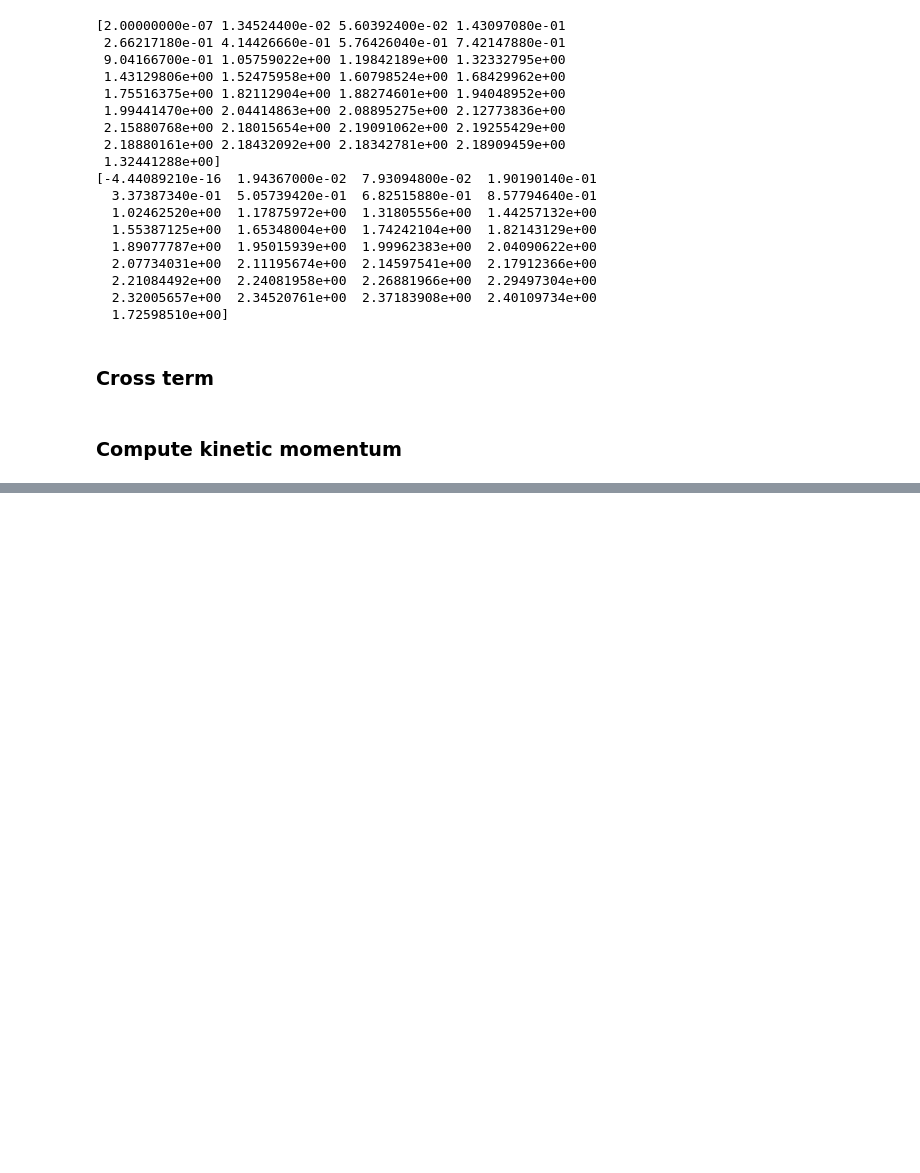
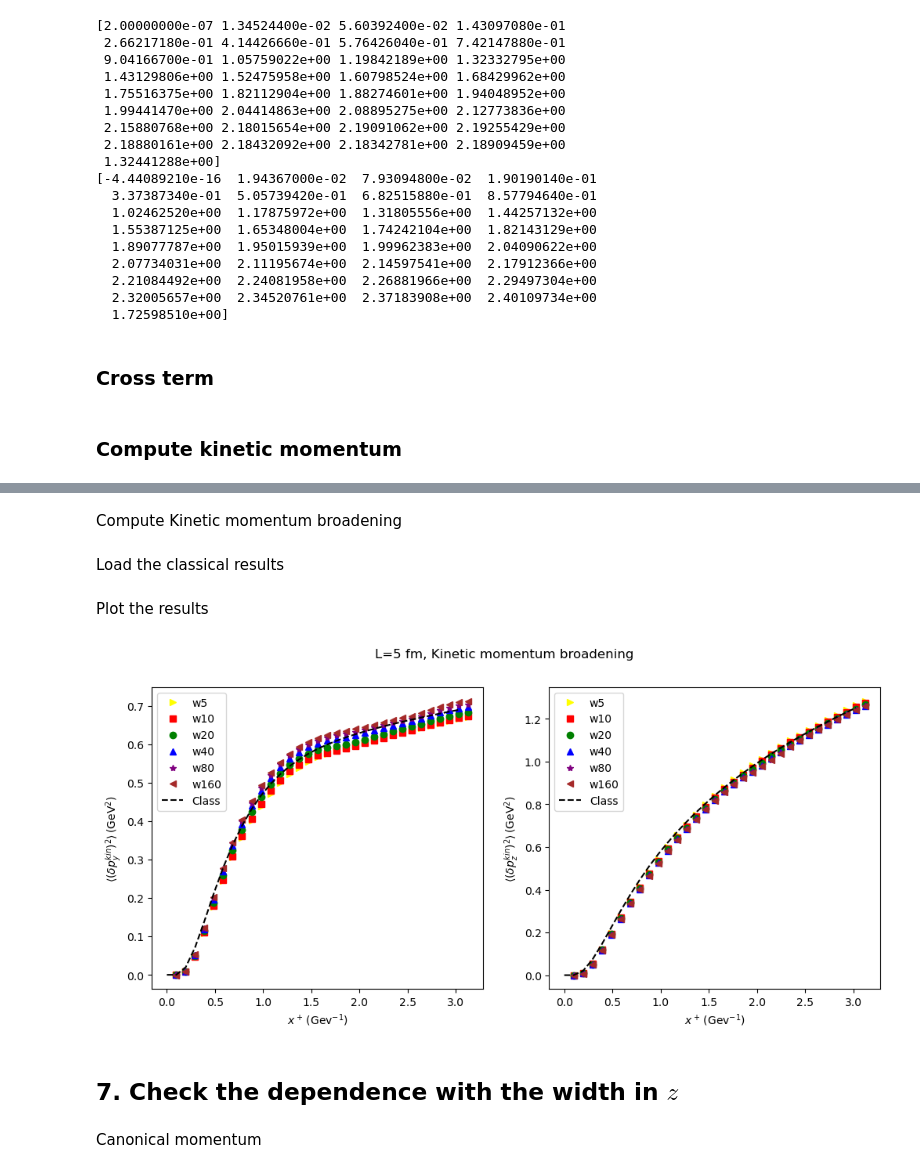
Before and after one commit to avramescudana/curraun, a Jupyter notebook: Jets in Glasma Results/SchrodingerResults.ipynb, the cells around one changed output, grey strips where cells are left out. Saved outputs shown, nothing was run; the diff lists cells and outputs as text; code cells hidden in the pictures; blank space fills up the shorter version.

```diff
--- a/Jets in Glasma Results/SchrodingerResults.ipynb
+++ b/Jets in Glasma Results/SchrodingerResults.ipynb
@@ -784,0 +1651,9 @@ fig.savefig('L=5_plots/Kinetic_momentum_mid_rapidity.png', bbox_inches='tight')
+# %%
+# We average over events
+
+pA_av_w5 = np.average(pA_data_w5, axis=(0, 1)); pA0_av_w5 = np.average(pA0_data_w5, axis=(0, 1)); p0A_av_w5 = np.average(p0A_data_w5, axis=(0, 1))
+pA_av_w10 = np.average(pA_data_w10, axis=(0, 1)); pA0_av_w10 = np.average(pA0_data_w10, axis=(0, 1)); p0A_av_w10 = np.average(p0A_data_w10, axis=(0, 1))
+pA_av_w20 = np.average(pA_data_w20, axis=(0, 1)); pA0_av_w20 = np.average(pA0_data_w20, axis=(0, 1)); p0A_av_w20 = np.average(p0A_data_w20, axis=(0, 1))
+pA_av_w40 = np.average(pA_data_w40, axis=(0, 1)); pA0_av_w40 = np.average(pA0_data_w40, axis=(0, 1)); p0A_av_w40 = np.average(p0A_data_w40, axis=(0, 1))
+pA_av_w80 = np.average(pA_data_w80, axis=(0, 1)); pA0_av_w80 = np.average(pA0_data_w80, axis=(0, 1)); p0A_av_w80 = np.average(p0A_data_w80, axis=(0, 1))
+pA_av_w160 = np.average(pA_data_w160, axis=(0, 1)); pA0_av_w160 = np.average(pA0_data_w160, axis=(0, 1)); p0A_av_w160 = np.average(p0A_data_w160, axis=(0, 1))
@@ -784,0 +1707,2 @@ fig.savefig('L=5_plots/Kinetic_momentum_mid_rapidity.png', bbox_inches='tight')
+# %% [markdown]
+Compute Kinetic momentum broadening
@@ -784,0 +1729,45 @@ fig.savefig('L=5_plots/Kinetic_momentum_mid_rapidity.png', bbox_inches='tight')
+# %% [markdown]
+Load the classical results
+# %%
+# We load the classical result
+
+xp_class = np.loadtxt('classical_results_g2muL=100/classical_pi.txt')[0]
+delta_pkin_y2_class = np.loadtxt('classical_results_g2muL=100/classical_pi.txt')[1]
+delta_pkin_z2_class = np.loadtxt('classical_results_g2muL=100/classical_pi.txt')[2]
+# %% [markdown]
+Plot the results
+# %%
+# We plot the results
+
+import matplotlib.pyplot as plt
+
+fig, axes = plt.subplots(1, 2, figsize=(12, 5))
+
+axes[0].plot(xplus+50/(1024)*2, delta_pkin_y2_w5, '>', label='w5', color='yellow')
+axes[0].plot(xplus+50/(1024)*2, delta_pkin_y2_w10, 's', label='w10', color='red')
+axes[0].plot(xplus+50/(1024)*2, delta_pkin_y2_w20, 'o', label='w20', color='green')
+axes[0].plot(xplus+50/(1024)*2, delta_pkin_y2_w40, '^', label='w40', color='blue')
+axes[0].plot(xplus+50/(1024)*2, delta_pkin_y2_w80, '*', label='w80', color='purple')
+axes[0].plot(xplus+50/(1024)*2, delta_pkin_y2_w160, '<', label='w160', color='brown')
+axes[0].plot(xp_class*2/0.197326, delta_pkin_y2_class/3, label='Class', color='black', linestyle='--')
+axes[0].set_xlabel(r'$x^+\, (\mathrm{Gev}^{-1})$')
+axes[0].set_ylabel(r'$\langle (\delta p^{kin}_y)^2 \rangle\,  (\mathrm{GeV}^{2})$')
+axes[0].legend()
+
+axes[1].plot(xplus+50/(1024)*2, delta_pkin_z2_w5, '>', label='w5', color='yellow')
+axes[1].plot(xplus+50/(1024)*2, delta_pkin_z2_w10, 's', label='w10', color='red')
+axes[1].plot(xplus+50/(1024)*2, delta_pkin_z2_w20, 'o', label='w20', color='green')
+axes[1].plot(xplus+50/(1024)*2, delta_pkin_z2_w40, '^', label='w40', color='blue')
+axes[1].plot(xplus+50/(1024)*2, delta_pkin_z2_w80, '*', label='w80', color='purple')
+axes[1].plot(xplus+50/(1024)*2, delta_pkin_z2_w160, '<', label='w160', color='brown')
+axes[1].plot(xp_class*2/0.197326, delta_pkin_z2_class/3, label='Class', color='black', linestyle='--')
+axes[1].set_xlabel(r'$x^+\, (\mathrm{Gev}^{-1})$')
+axes[1].set_ylabel(r'$\langle (\delta p^{kin}_z)^2 \rangle\,  (\mathrm{GeV}^{2})$')
+axes[1].legend()
+
+fig.suptitle('L=5 fm, Kinetic momentum broadening')
+plt.show()
+
+fig.savefig('L=5_plots/Kinetic_momentum_coulomb.pdf', bbox_inches='tight')
+# %% [output]
+[figure, added]
@@ -784,0 +1783,4 @@ fig.savefig('L=5_plots/Kinetic_momentum_mid_rapidity.png', bbox_inches='tight')
+# %% [markdown]
+## 7. Check the dependence with the width in $z$
+# %% [markdown]
+Canonical momentum
```
Also changed, not shown: parts of 106 cells of this notebook, 42 other files.
